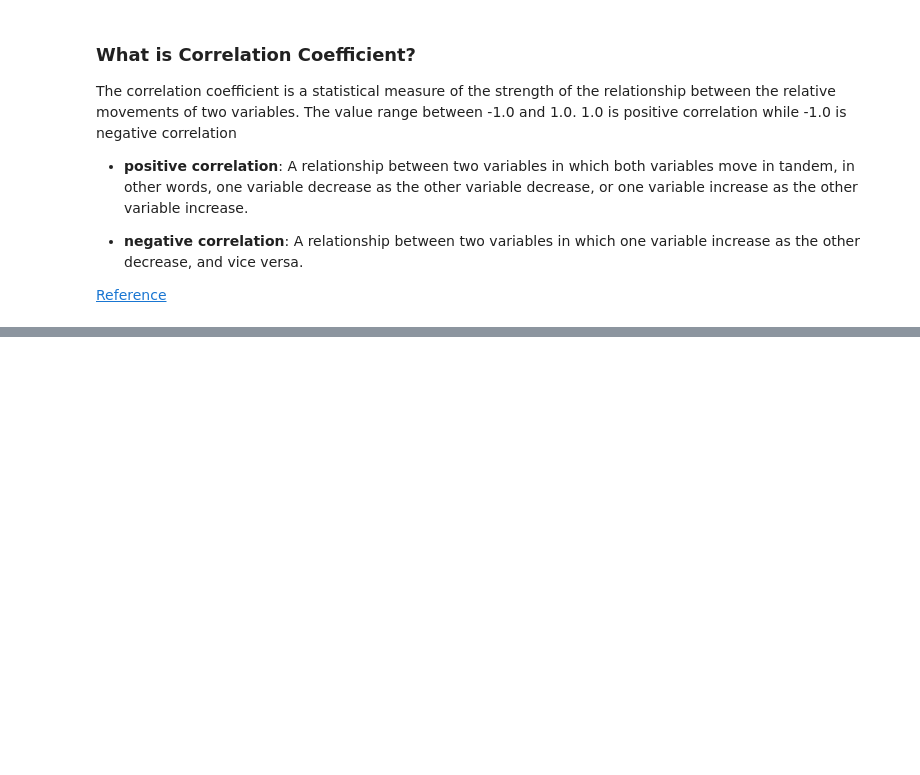
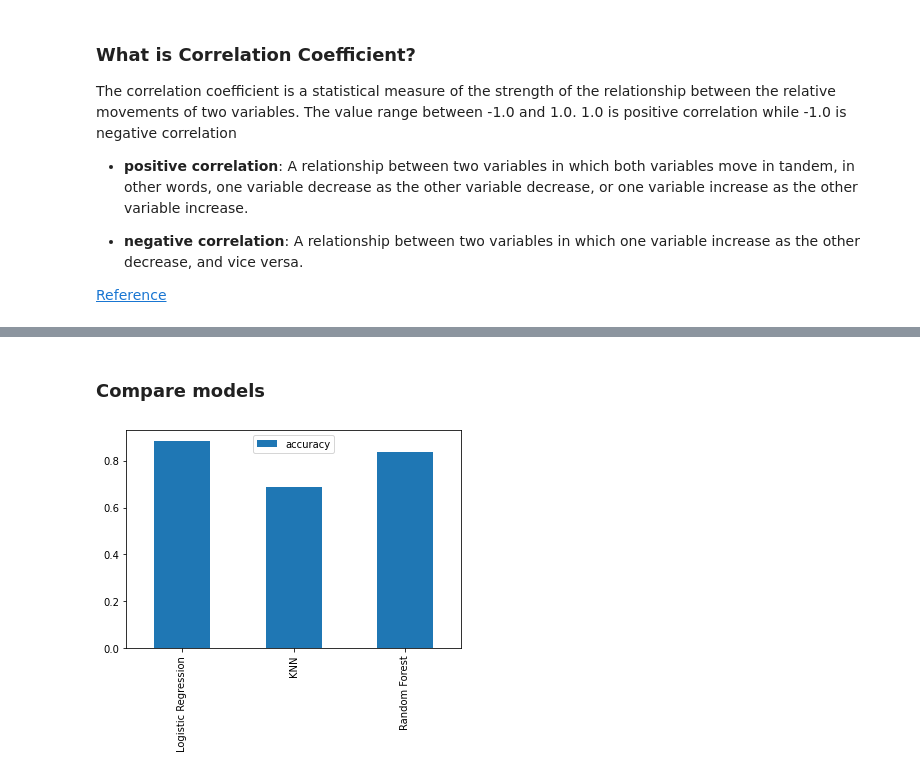
Before and after one commit to NPMachineLearning/ML-Heart-Disease-Project, a Jupyter notebook: end-to-end/heart-disease-classification.ipynb, the cells around one changed output, grey strips where cells are left out. Cells and saved outputs as stored; diff of their text form; code cells hidden in the pictures; blank space fills up the shorter version.

Commit message:
modeling & compare models & tuning KNN model

```diff
--- a/end-to-end/heart-disease-classification.ipynb
+++ b/end-to-end/heart-disease-classification.ipynb
@@ -300,0 +312,5 @@ one variable decrease as the other variable decrease, or one variable increase a
+# %%
+# split data into x and y
+x = df.drop('target', axis=1)
+y = df['target']
+x
@@ -300,0 +346,6 @@ one variable decrease as the other variable decrease, or one variable increase a
+# %%
+# split data into train and test sets
+np.random.seed(42)
+
+# split into train and test set
+x_train, x_test, y_train, y_test = train_test_split(x, y, test_size=0.2)
@@ -300,0 +390,31 @@ one variable decrease as the other variable decrease, or one variable increase a
+# %%
+# Put models in a dictionary
+models = {'Logistic Regression': LogisticRegression(),
+          'KNN': KNeighborsClassifier(),
+          'Random Forest': RandomForestClassifier()}
+
+# Creat a function to fit and score models
+def fit_and_score(models, x_train, x_test, y_train, y_test):
+    '''
+    Fits and evaluate given machine learning models.
+    models: a dict of different Scikit-Learn machine learning models
+    x_train: training data(no labels)
+    x_test: testing data(no labels)
+    y_train: training labels
+    y_test: test labels
+    '''
+    # set random seed
+    np.random.seed(42)
+    # make dictionary to keep model scores
+    model_score = {}
+    # loop through models
+    for name, model in models.items():
+        # fit model to data
+        model.fit(x_train, y_train)
+        # evaluate the model and append its score to model_scores
+        model_score[name] = model.score(x_test, y_test)
+
+    return model_score
+# %%
+model_score = fit_and_score(models, x_train, x_test, y_train, y_test)
+model_score
@@ -300,0 +432,7 @@ one variable decrease as the other variable decrease, or one variable increase a
+# %% [markdown]
+### Compare models
+# %%
+model_compare = pd.DataFrame(model_score, index=['accuracy'])
+model_compare.T.plot.bar();
+# %% [output]
+[figure, added]
```
Also changed, not shown: parts of 14 cells of this notebook.
